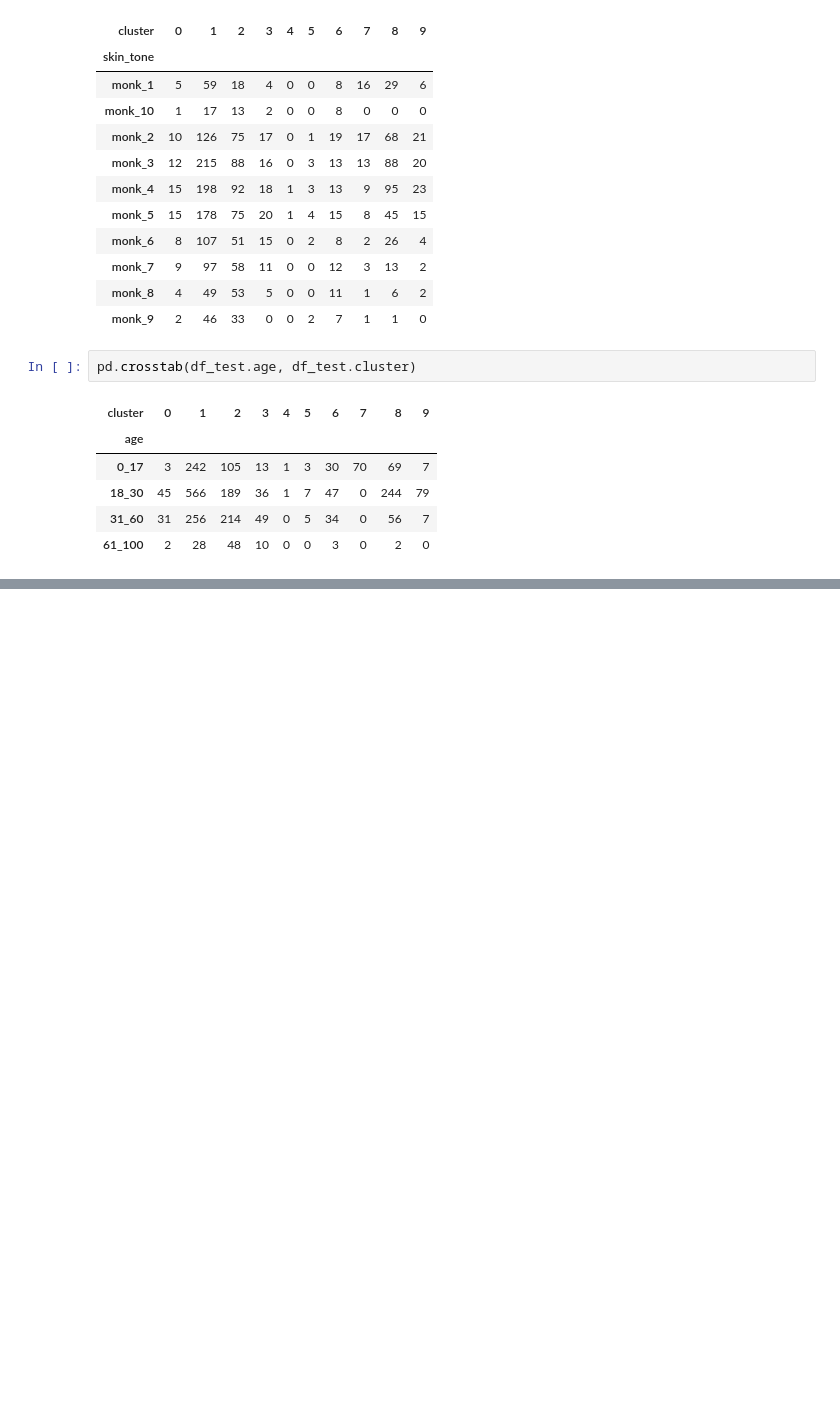
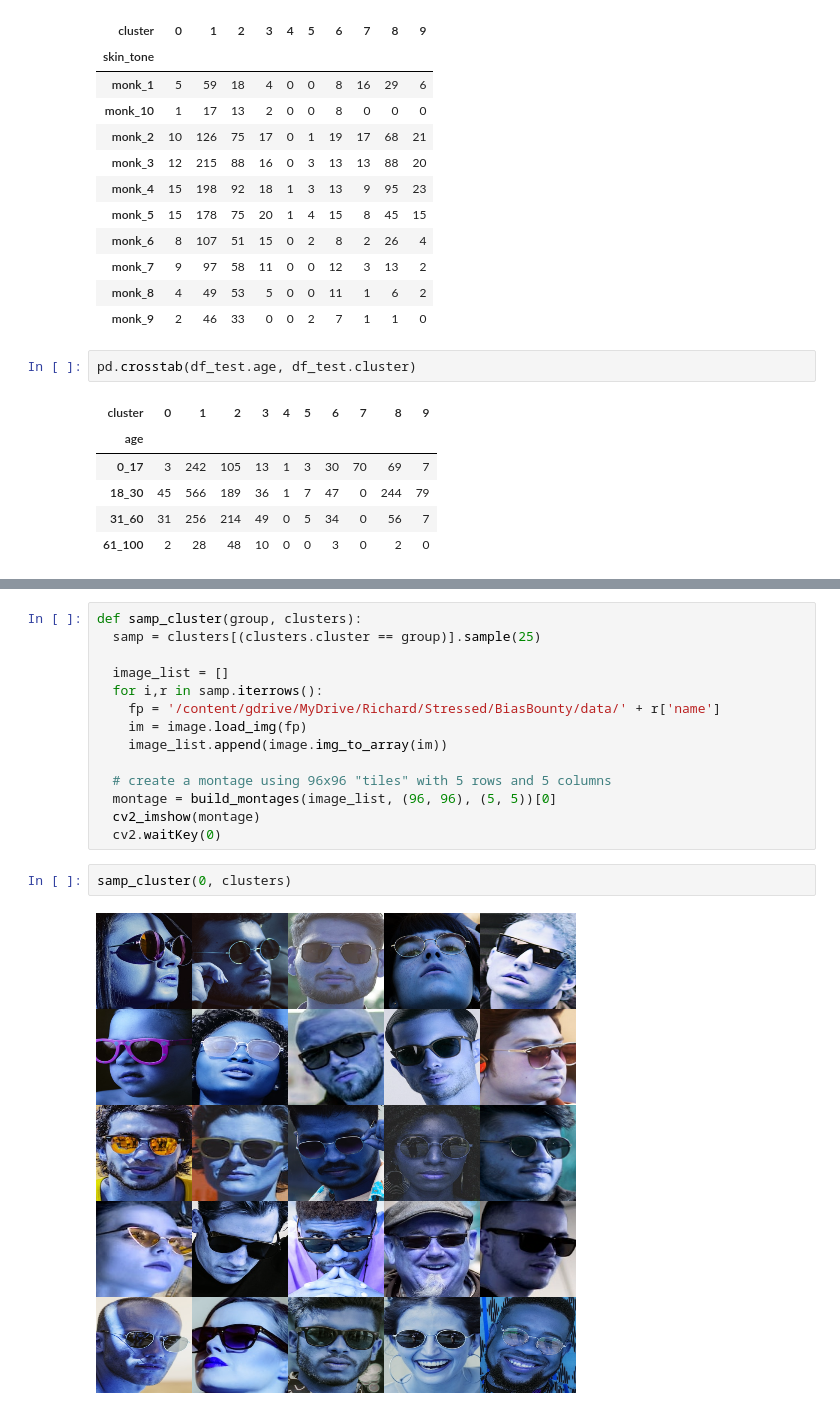
Before and after one commit to QuantumQuant/biased, a Jupyter notebook: unsupervised.ipynb, the cells around one changed output, grey strips where cells are left out. Saved outputs shown, nothing was run; the diff lists cells and outputs as text; blank space fills up the shorter version.

```diff
--- a/unsupervised.ipynb
+++ b/unsupervised.ipynb
@@ -166,0 +208,18 @@ df_labeled[['name','skin_tone', 'gender', 'age', 'cluster']].to_csv('clusters.cs
+# %%
+def samp_cluster(group, clusters):
+  samp = clusters[(clusters.cluster == group)].sample(25)
+
+  image_list = []
+  for i,r in samp.iterrows():
+    fp = '/content/gdrive/MyDrive/Richard/Stressed/BiasBounty/data/' + r['name']
+    im = image.load_img(fp)
+    image_list.append(image.img_to_array(im))
+
+  # create a montage using 96x96 "tiles" with 5 rows and 5 columns
+  montage = build_montages(image_list, (96, 96), (5, 5))[0]
+  cv2_imshow(montage)
+  cv2.waitKey(0)
+# %%
+samp_cluster(0, clusters)
+# %% [output]
+[figure, added]
```
Also changed, not shown: parts of 20 cells of this notebook.
